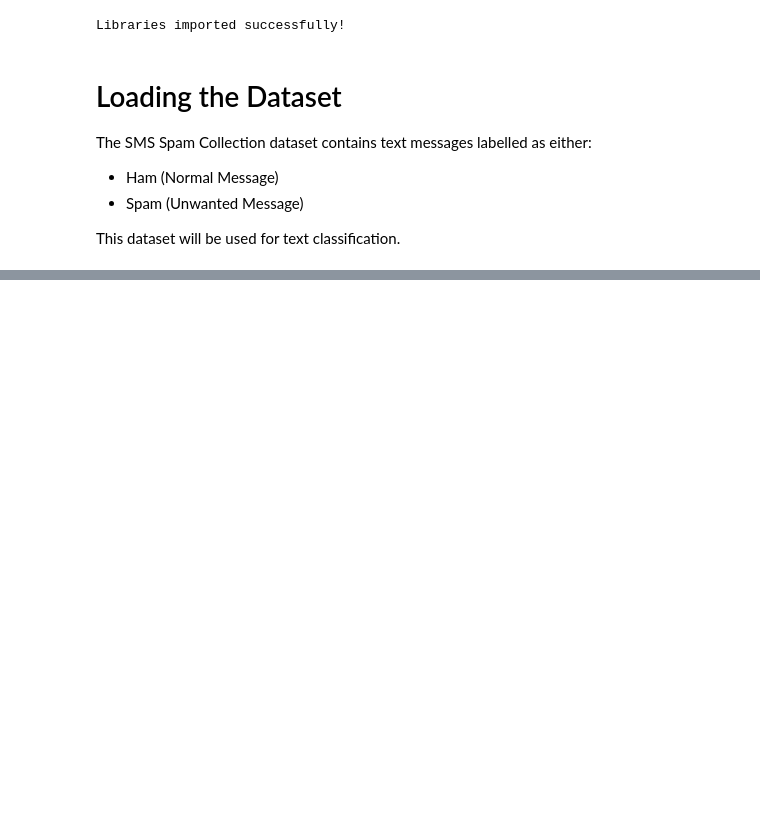
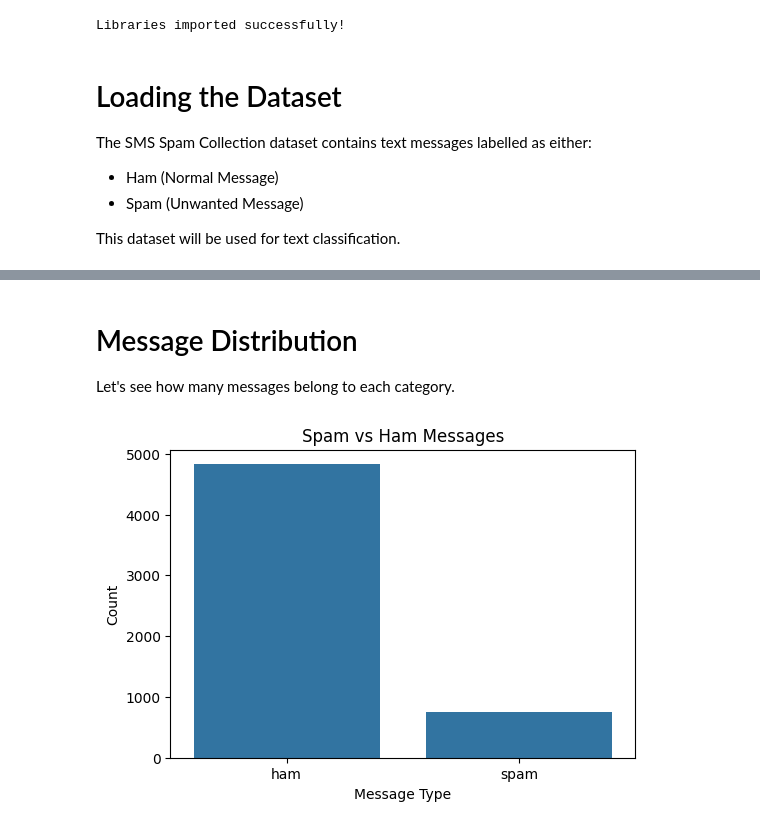
Before and after one commit to Abdullahkhawaja017/zynxis-internship-muhammadabdullah, a Jupyter notebook: Week_6_NLP/Week_6_NLP.ipynb, the cells around one changed output, grey strips where cells are left out. Cells and saved outputs as stored; diff of their text form; code cells hidden in the pictures; blank space fills up the shorter version.

```diff
--- a/Week_6_NLP/Week_6_NLP.ipynb
+++ b/Week_6_NLP/Week_6_NLP.ipynb
@@ -50,0 +101,6 @@ FileNotFoundError: [Errno 2] No such file or directory: 'spam.csv'
+# %%
+df = df.iloc[:, :2]
+
+df.columns = ["Label", "Message"]
+
+df.head()
@@ -50,0 +114,20 @@ FileNotFoundError: [Errno 2] No such file or directory: 'spam.csv'
+# %% [markdown]
+# Message Distribution
+
+Let's see how many messages belong to each category.
+# %%
+plt.figure(figsize=(6,4))
+
+sns.countplot(data=df, x="Label")
+
+plt.title("Spam vs Ham Messages")
+
+plt.xlabel("Message Type")
+
+plt.ylabel("Count")
+
+plt.savefig("Visualizations/message_distribution.png")
+
+plt.show()
+# %% [output]
+[figure, added]
```
Also changed, not shown: parts of 14 cells of this notebook.
